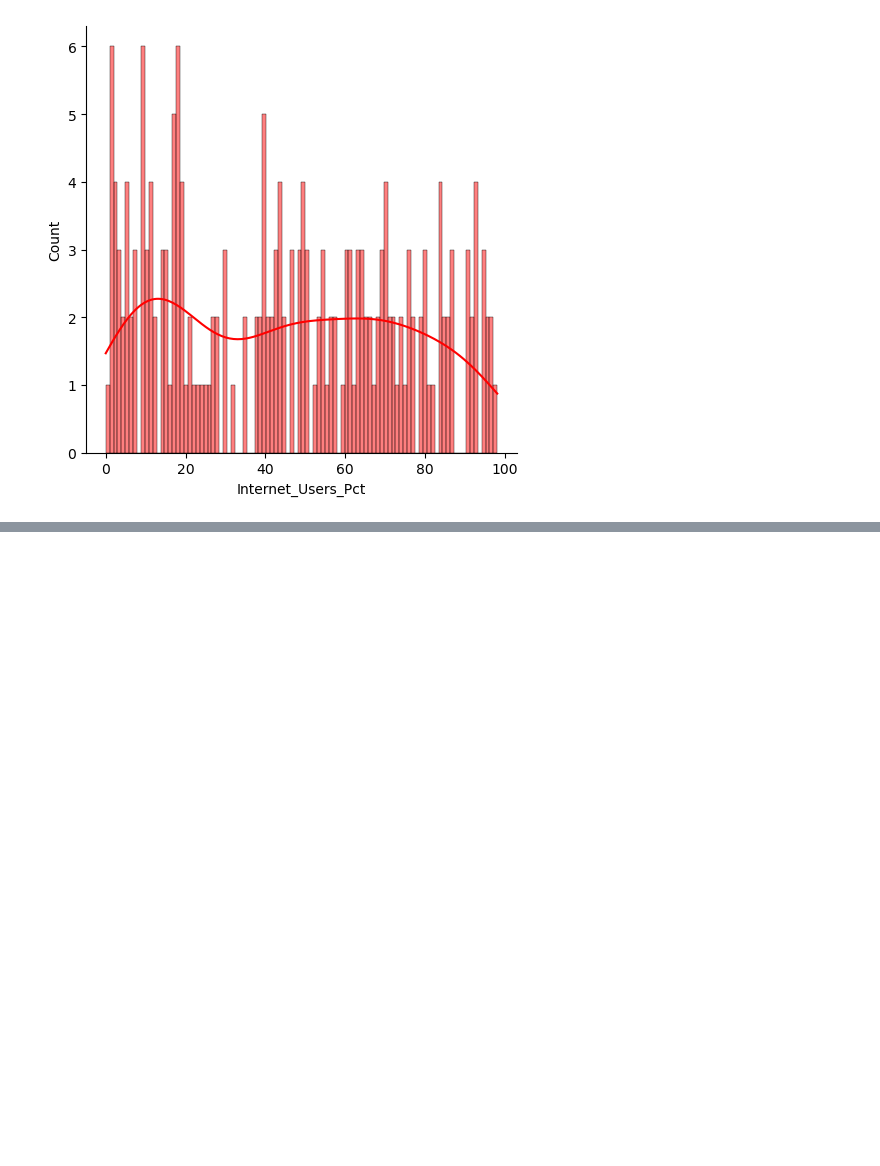
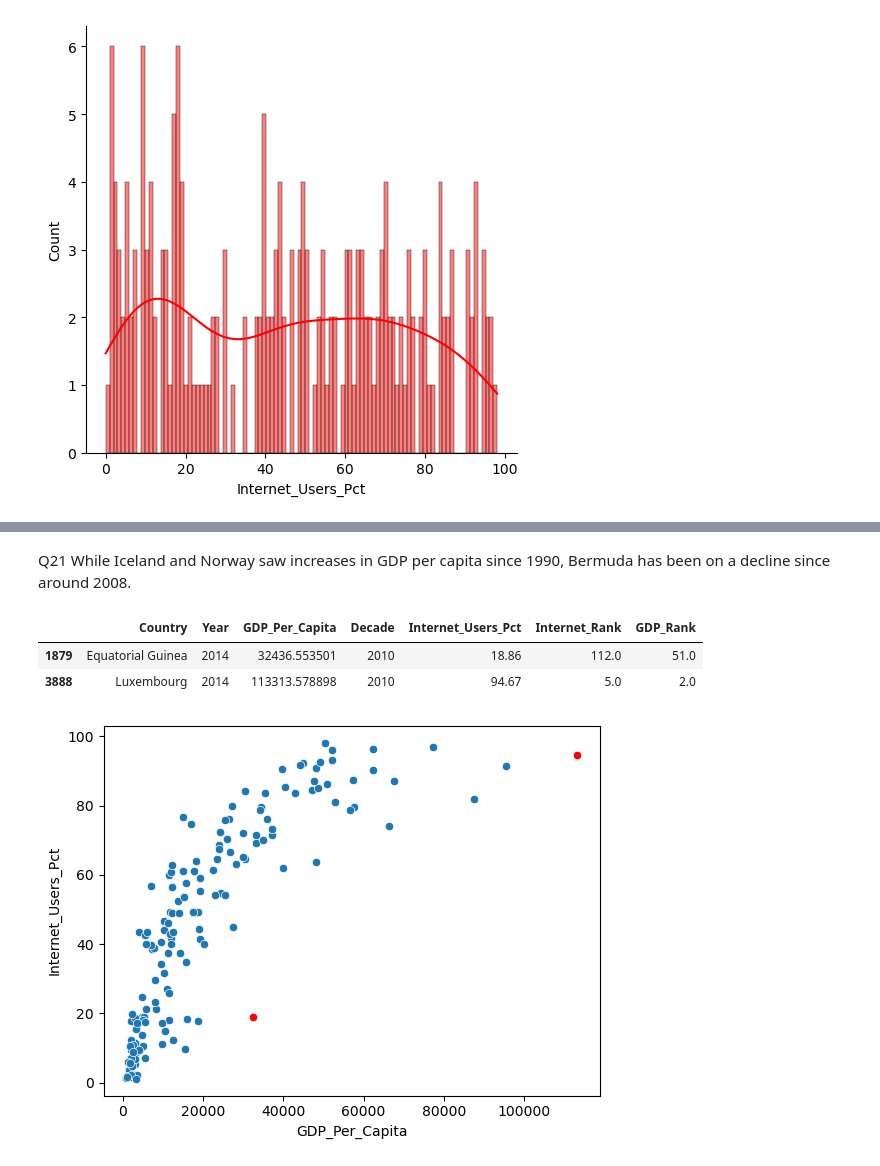
Before and after one commit to NSS-Data-Analytics-Cohort-8/gdp-and-internet-usage-jtbest, a Jupyter notebook: notebooks/un_project.ipynb, the cells around one changed output, grey strips where cells are left out. Cells and saved outputs as stored; diff of their text form; code cells hidden in the pictures; blank space fills up the shorter version.

```diff
--- a/notebooks/un_project.ipynb
+++ b/notebooks/un_project.ipynb
@@ -553,0 +529,3 @@ Equatorial Guinea has an unusually high GPD per capita for a country with a lowe
+# %% [markdown]
+Q21
+While Iceland and Norway saw increases in GDP per capita since 1990, Bermuda has been on a decline since around 2008.
@@ -553,0 +534,14 @@ Equatorial Guinea has an unusually high GPD per capita for a country with a lowe
+# %%
+sns.scatterplot(data = gdp_and_internet_use_2014.dropna(), x = 'GDP_Per_Capita', y = 'Internet_Users_Pct')
+
+outlier_mask = (gdp_and_internet_use_2014['GDP_Per_Capita'] > 25000) & (gdp_and_internet_use_2014['Internet_Users_Pct'] < 22) | (gdp_and_internet_use_2014['GDP_Per_Capita'] > 100000) & (gdp_and_internet_use_2014['Internet_Users_Pct'] > 0)
+outlier_rows = gdp_and_internet_use_2014[outlier_mask]
+
+
+sns.scatterplot(data = outlier_rows.dropna(), x = 'GDP_Per_Capita', y = 'Internet_Users_Pct', color = 'red')
+outlier_rows
+# %% [output]
+|  | Country | Year | GDP_Per_Capita | Decade | Internet_Users_Pct | Internet_Rank | GDP_Rank |
+| 1879 | Equatorial Guinea | 2014 | 32436.553501 | 2010 | 18.86 | 112.0 | 51.0 |
+| 3888 | Luxembourg | 2014 | 113313.578898 | 2010 | 94.67 | 5.0 | 2.0 |
+[figure, added]
```
Also changed, not shown: parts of 43 cells of this notebook.
